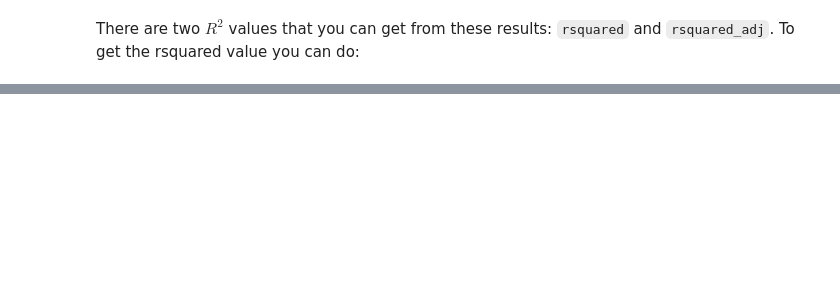
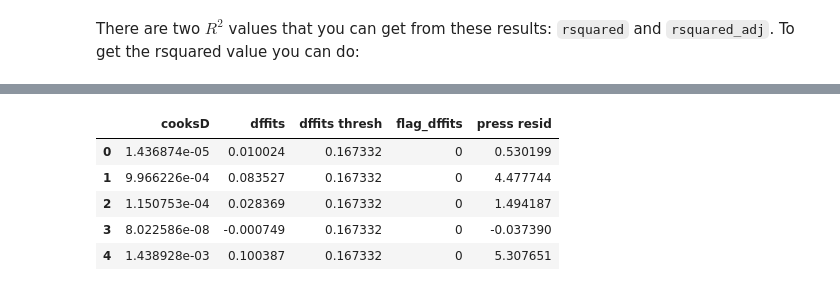
Before and after one commit to McIntyre-Lab/ipython-demo, a Jupyter notebook: ols_example.ipynb, the cells around one changed output, grey strips where cells are left out. Saved outputs shown, nothing was run; the diff lists cells and outputs as text; code cells hidden in the pictures; blank space fills up the shorter version.

Commit message:
Adds confidence interval and influence stats to OLS

```diff
--- a/ols_example.ipynb
+++ b/ols_example.ipynb
@@ -100,0 +198,2 @@ print rSquared
+# %%
+infl = results.get_influence()
@@ -100,0 +220,30 @@ print rSquared
+# %%
+# Cook's D stat (same as above method)
+cooksD = infl.cooks_distance
+
+# PRESS residuals
+press = infl.resid_press
+
+# DFFITS provides the value and the cutoff threshold
+(dffits, dffitsThres) = infl.dffits
+
+# Flag DFFITS if greater than threshold
+flagDffits = dffits > dffitsThres
+# %%
+# Make pretty table for everything
+pretty = pd.DataFrame({
+        'cooksD': cooksD[0],
+        'dffits': dffits,
+        'dffits thresh': [dffitsThres]*1000,
+        'flag_dffits': flagDffits.astype(int),
+        'press resid': press
+    })
+
+pretty.head()
+# %% [output]
+|  | cooksD | dffits | dffits thresh | flag_dffits | press resid |
+| 0 | 1.436874e-05 | 0.010024 | 0.167332 | 0 | 0.530199 |
+| 1 | 9.966226e-04 | 0.083527 | 0.167332 | 0 | 4.477744 |
+| 2 | 1.150753e-04 | 0.028369 | 0.167332 | 0 | 1.494187 |
+| 3 | 8.022586e-08 | -0.000749 | 0.167332 | 0 | -0.037390 |
+| 4 | 1.438928e-03 | 0.100387 | 0.167332 | 0 | 5.307651 |
```
Also changed, not shown: parts of 21 cells of this notebook.
